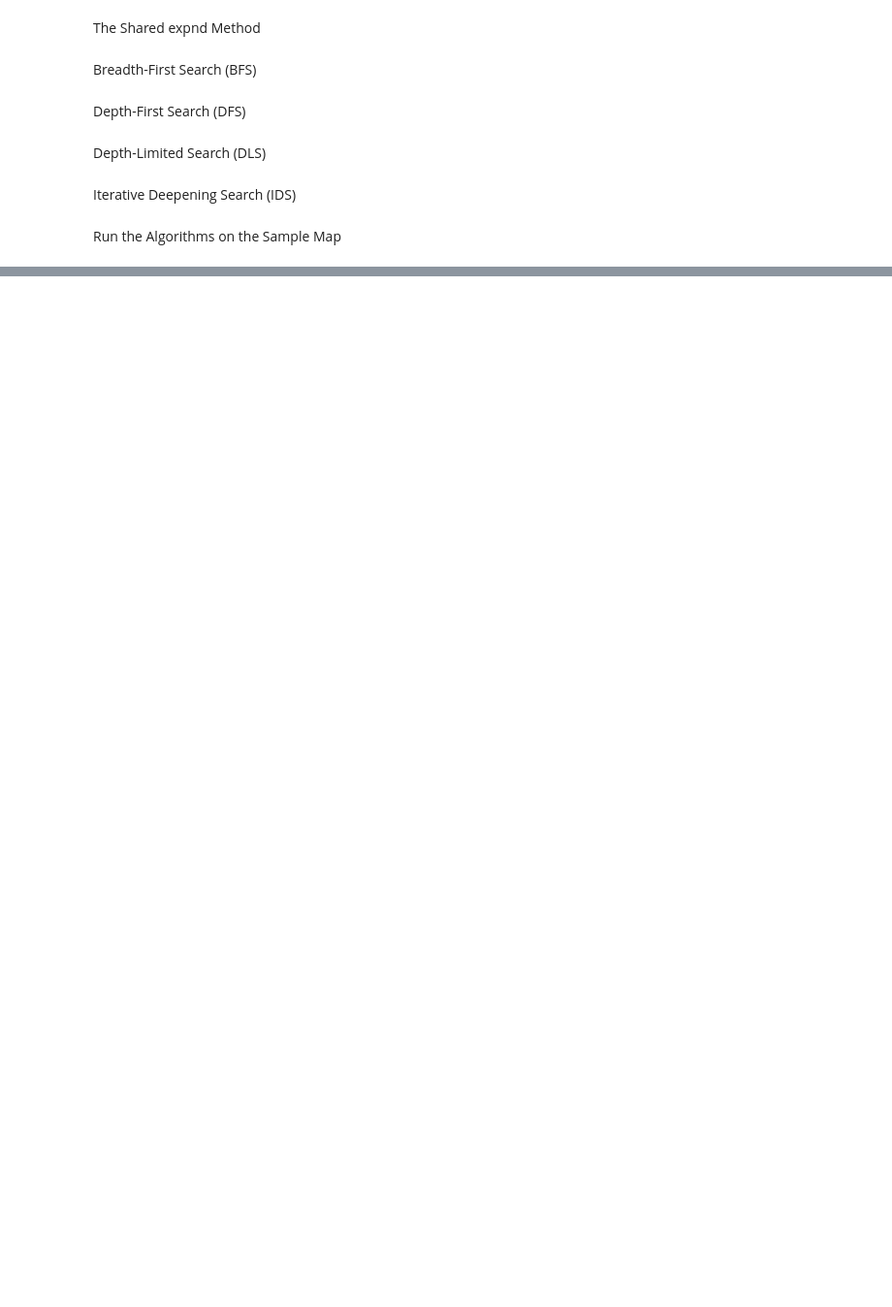
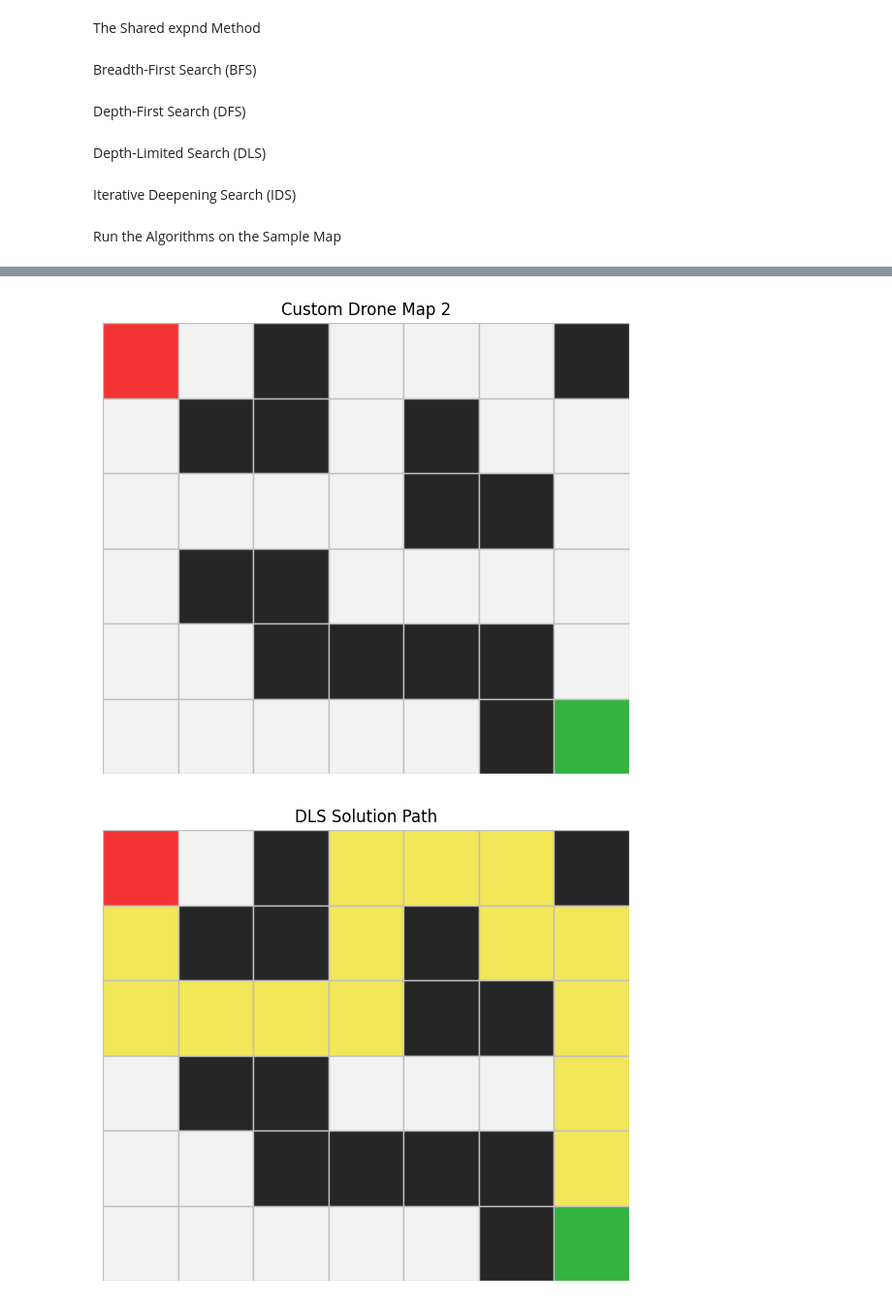
Before and after one commit to Z1llaK0ng/intro-ai, a Jupyter notebook: Lab 1/Part A/Search_lab.ipynb, the cells around one changed output, grey strips where cells are left out. Shown at 97% size. Saved outputs shown, nothing was run; the diff lists cells and outputs as text; code cells hidden in the pictures; blank space fills up the shorter version.

```diff
--- a/Lab 1/Part A/Search_lab.ipynb
+++ b/Lab 1/Part A/Search_lab.ipynb
@@ -610,0 +666,60 @@ plot_path(
+# %%
+# TODO 11:
+# Create your second custom map here.
+
+custom_grid_2 = [
+    [0,0,1,0,0,0,1],
+    [0,1,1,0,1,0,0],
+    [0,0,0,0,1,1,0],
+    [0,1,1,0,0,0,0],
+    [0,0,1,1,1,1,0],
+    [0,0,0,0,0,1,0]
+]
+
+custom_start_2 = (0,0)
+custom_goal_2 = (5,6)
+plot_path(custom_grid_2, custom_start_2, custom_goal_2, title="Custom Drone Map 2")
+
+custom_problem_2 = GridProblem(custom_grid_2, custom_start_2, custom_goal_2)
+custom_results_2 = [
+    bfs.search(custom_problem_2),
+    dfs.search(custom_problem_2),
+    dls.search(custom_problem_2, limit=20),
+    ids.search(custom_problem_2, max_depth=40),
+]
+show_results(custom_results_2)
+
+plot_path(
+    custom_grid_2,
+    custom_start_2,
+    custom_goal_2,
+    path=custom_results_2[2].path,
+    title="DLS Solution Path",
+)
+
+plot_path(
+    custom_grid_2,
+    custom_start_2,
+    custom_goal_2,
+    path=custom_results_2[3].path,
+    title="IDS Solution Path",
+)
+
+plot_path(
+    custom_grid_2,
+    custom_start_2,
+    custom_goal_2,
+    path=custom_results_2[0].path,
+    title="BFS Solution Path",
+)
+
+plot_path(
+    custom_grid_2,
+    custom_start_2,
+    custom_goal_2,
+    path=custom_results_2[1].path,
+    title="DFS Solution Path",
+)
+# %% [output]
+[figure, added]
+[figure, added]
```
Also changed, not shown: parts of 7 cells of this notebook.
